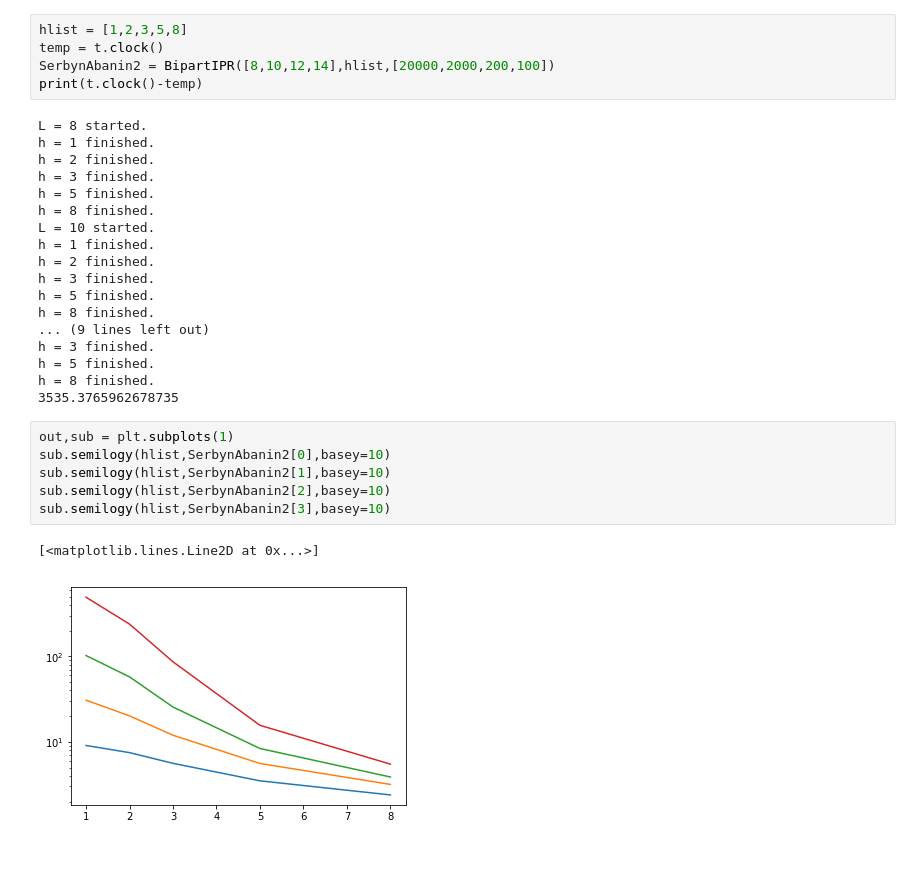
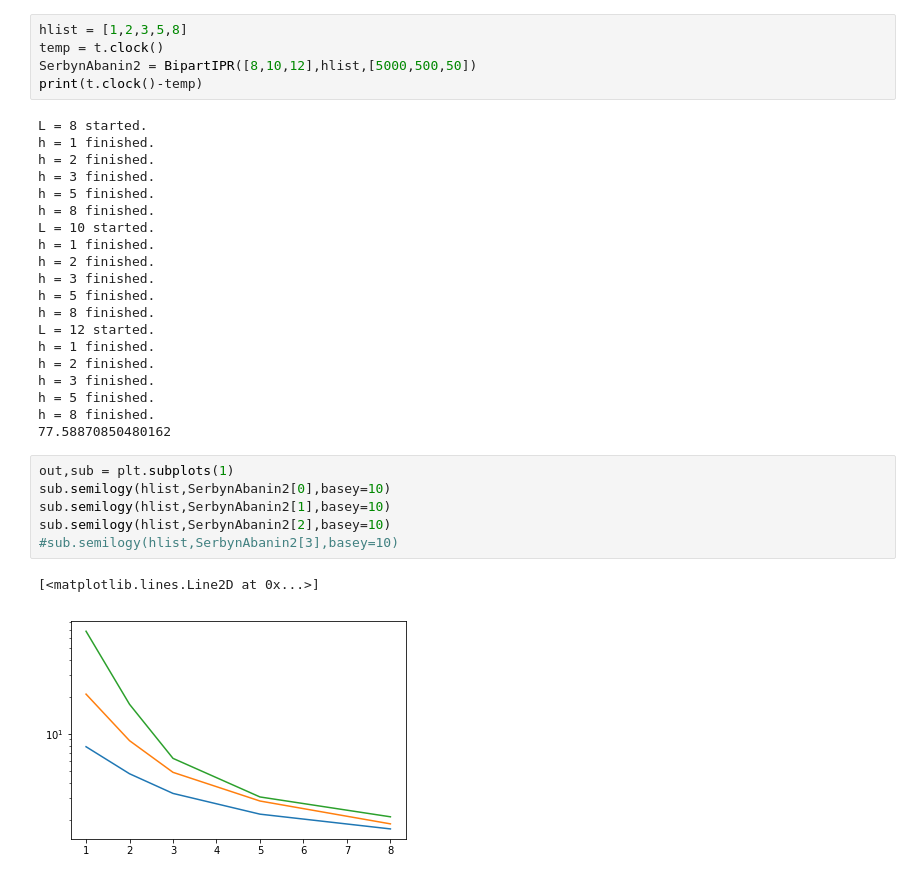
Before and after one commit to albertnbrown/MBL, a Jupyter notebook: HeisenbergOpenBoundry.ipynb, the cells around one changed output. Saved outputs shown, nothing was run; the diff lists cells and outputs as text.

```diff
--- a/HeisenbergOpenBoundry.ipynb
+++ b/HeisenbergOpenBoundry.ipynb
@@ -467,7 +611,7 @@ sub.plot(hlist,SerbynAbanin1[0])
 # %%
 hlist = [1,2,3,5,8]
 temp = t.clock()
-SerbynAbanin2 = BipartIPR([8,10,12,14],hlist,[20000,2000,200,100])
+SerbynAbanin2 = BipartIPR([8,10,12],hlist,[5000,500,50])
 print(t.clock()-temp)
 # %% [output]
 L = 8 started.
@@ -482,17 +626,19 @@ h = 2 finished.
 h = 3 finished.
 h = 5 finished.
 h = 8 finished.
-... (9 lines left out)
+L = 12 started.
+h = 1 finished.
+h = 2 finished.
 h = 3 finished.
 h = 5 finished.
 h = 8 finished.
-3535.3765962678735
+77.58870850480162
 # %%
 out,sub = plt.subplots(1)
 sub.semilogy(hlist,SerbynAbanin2[0],basey=10)
 sub.semilogy(hlist,SerbynAbanin2[1],basey=10)
 sub.semilogy(hlist,SerbynAbanin2[2],basey=10)
-sub.semilogy(hlist,SerbynAbanin2[3],basey=10)
+#sub.semilogy(hlist,SerbynAbanin2[3],basey=10)
 # %% [output]
 [<matplotlib.lines.Line2D at 0x...>]
-[figure, old version]
+[figure, new version]
```
Also changed, not shown: parts of 17 cells of this notebook.
